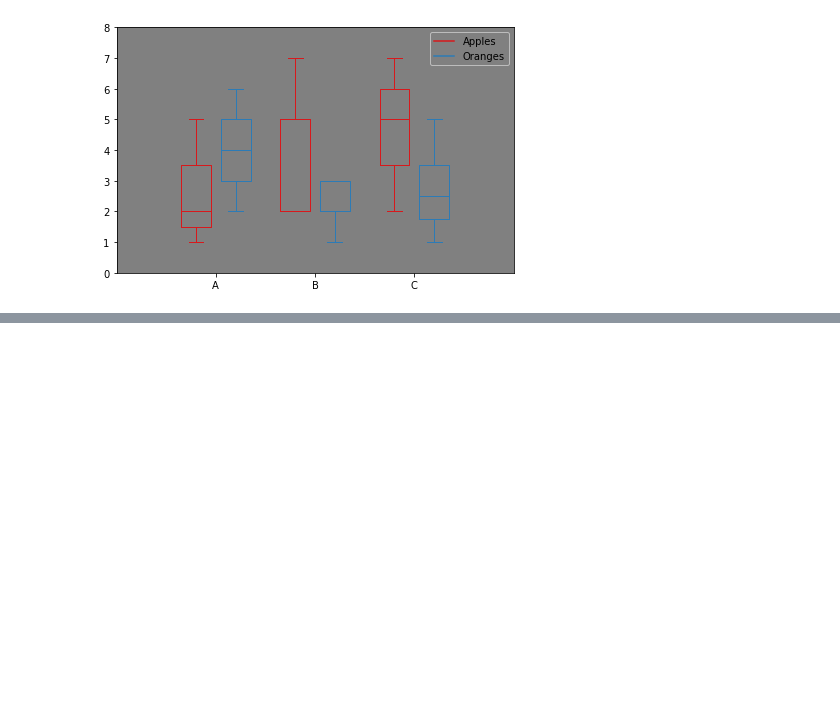
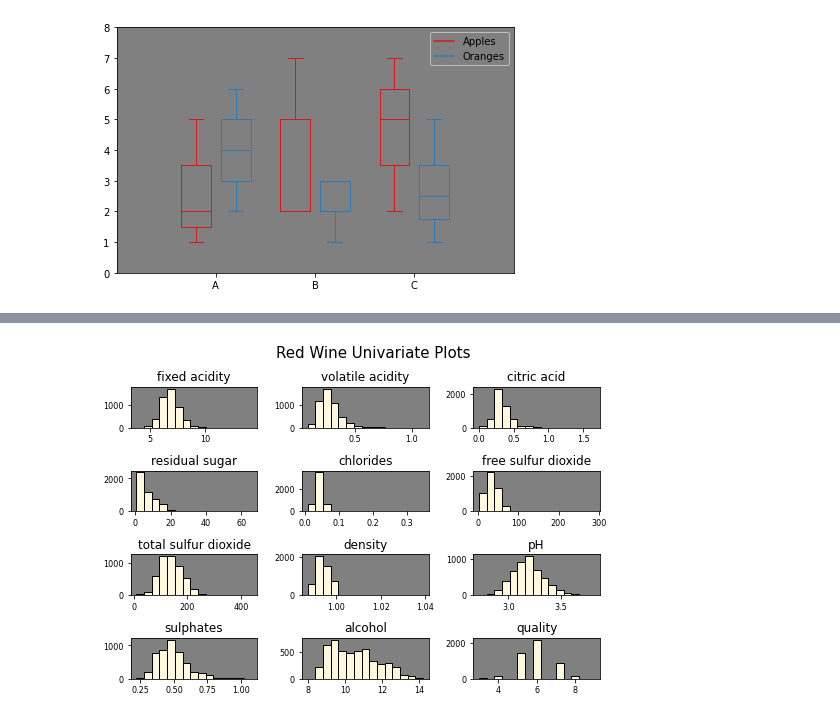
Before and after one commit to killianmeehan/Wine-analysis, a Jupyter notebook: Wine analysis.ipynb, the cells around one changed output, grey strips where cells are left out. Cells and saved outputs as stored; diff of their text form; code cells hidden in the pictures; blank space fills up the shorter version.

```diff
--- a/Wine analysis.ipynb
+++ b/Wine analysis.ipynb
@@ -435,0 +454,8 @@ for column in wines.columns[0 : -3]:
+# %%
+white_wine.hist(bins=15, color='cornsilk', edgecolor='black', linewidth=1.0, xlabelsize=8, ylabelsize=8, grid=False)
+
+plt.tight_layout(rect=(0, 0, 1.2, 1.2))
+
+rt = plt.suptitle('Red Wine Univariate Plots', x=0.65, y=1.25, fontsize=15)
+# %% [output]
+[figure, added]
```
Also changed, not shown: parts of 5 cells of this notebook, 2 other files.
